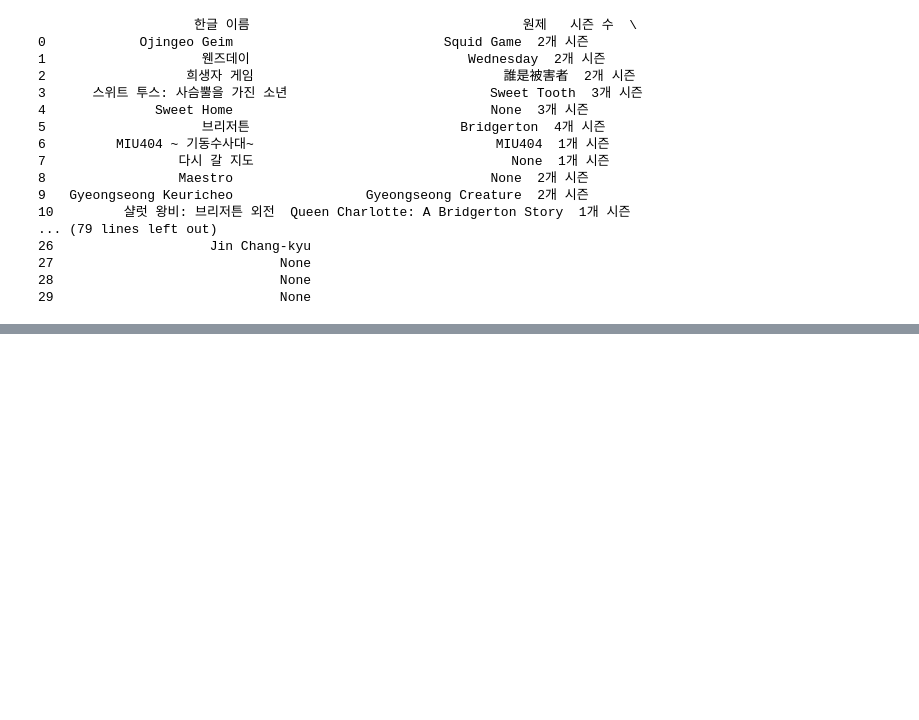
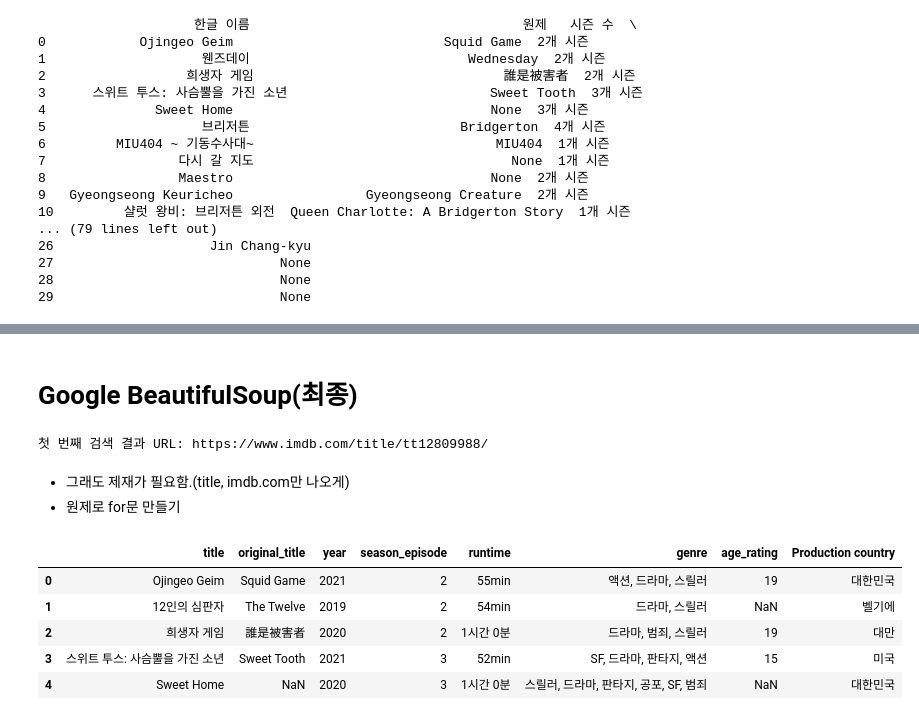
Before and after one commit to ML-project-3/ML_project, a Jupyter notebook: data/justwatch_test.ipynb, the cells around one changed output, grey strips where cells are left out. Saved outputs shown, nothing was run; the diff lists cells and outputs as text; code cells hidden in the pictures; blank space fills up the shorter version.

```diff
--- a/data/justwatch_test.ipynb
+++ b/data/justwatch_test.ipynb
@@ -351,0 +527,54 @@ df.to_excel("../data/test.xlsx")
+# %% [markdown]
+# Google BeautifulSoup(최종)
+# %%
+def get_first_result_url(query):
+    # 검색 쿼리를 URL 인코딩합니다.
+    query = urllib.parse.quote(query)
+
+    # 구글 검색 URL을 구성합니다.
+    url = f"https://www.google.com/search?q={query}"
+
+    # 요청 헤더를 설정합니다.
+    headers = {
+        "User-Agent": "Mozilla/5.0 (Windows NT 10.0; Win64; x64) AppleWebKit/537.36 (KHTML, like Gecko) Chrome/91.0.4472.124 Safari/537.36"
+    }
+
+    # 구글 검색 페이지에 요청을 보냅니다.
+    response = requests.get(url, headers=headers)
+
+    # 응답의 상태 코드를 확인합니다.
+    if response.status_code == 200:
+        # HTML 내용을 파싱합니다.
+        soup = BeautifulSoup(response.text, "html.parser")
+
+        # 첫 번째 검색 결과의 URL을 찾습니다.
+        first_result = soup.find("div", class_="g")
+        if first_result:
+            link = first_result.find("a")
+            if link and 'href' in link.attrs:
+                return link['href']
+
+    return None
+
+# 특정 키워드로 검색하여 첫 번째 검색 결과의 URL을 얻습니다.
+query = "Sweet Tooth TV IMDb"
+first_result_url = get_first_result_url(query)
+if first_result_url:
+    print("첫 번째 검색 결과 URL:", first_result_url)
+else:
+    print("검색 결과를 찾을 수 없습니다.")
+# %% [output]
+첫 번째 검색 결과 URL: https://www.imdb.com/title/tt12809988/
+# %% [markdown]
+- 그래도 제재가 필요함.(title, imdb.com만 나오게)
+- 원제로 for문 만들기
+# %%
+just = pd.read_csv('../data/justwatch.csv', sep="/", encoding='utf-8', index_col=0)
+just.head()
+# %% [output]
+|  | title | original_title | year | season_episode | runtime | genre | age_rating | Production country |
+| 0 | Ojingeo Geim | Squid Game | 2021 | 2 | 55min | 액션, 드라마, 스릴러 | 19 | 대한민국 |
+| 1 | 12인의 심판자 | The Twelve | 2019 | 2 | 54min | 드라마, 스릴러 | NaN | 벨기에 |
+| 2 | 희생자 게임 | 誰是被害者 | 2020 | 2 | 1시간 0분 | 드라마, 범죄, 스릴러 | 19 | 대만 |
+| 3 | 스위트 투스: 사슴뿔을 가진 소년 | Sweet Tooth | 2021 | 3 | 52min | SF, 드라마, 판타지, 액션 | 15 | 미국 |
+| 4 | Sweet Home | NaN | 2020 | 3 | 1시간 0분 | 스릴러, 드라마, 판타지, 공포, SF, 범죄 | NaN | 대한민국 |
```
Also changed, not shown: parts of 14 cells of this notebook.
